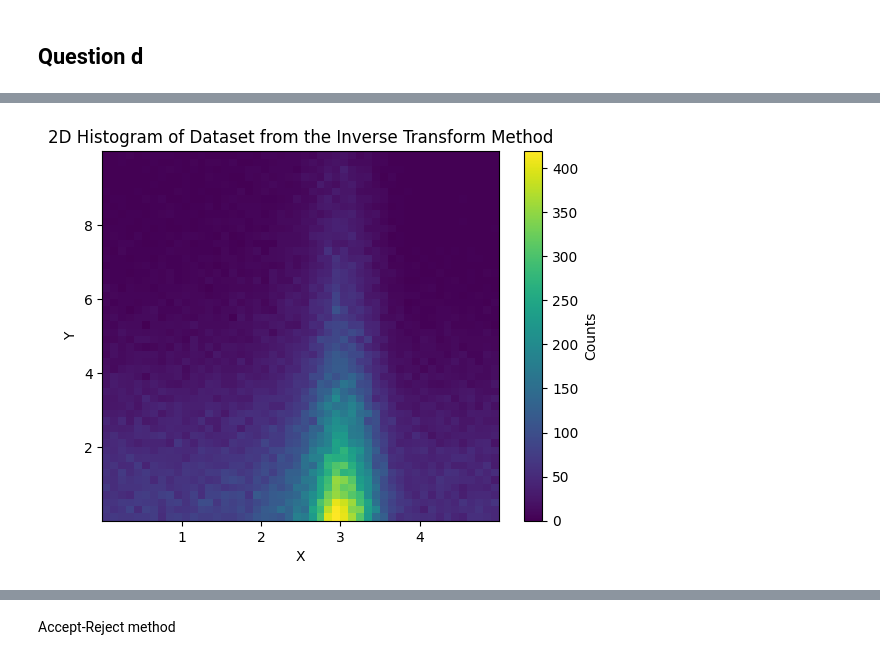
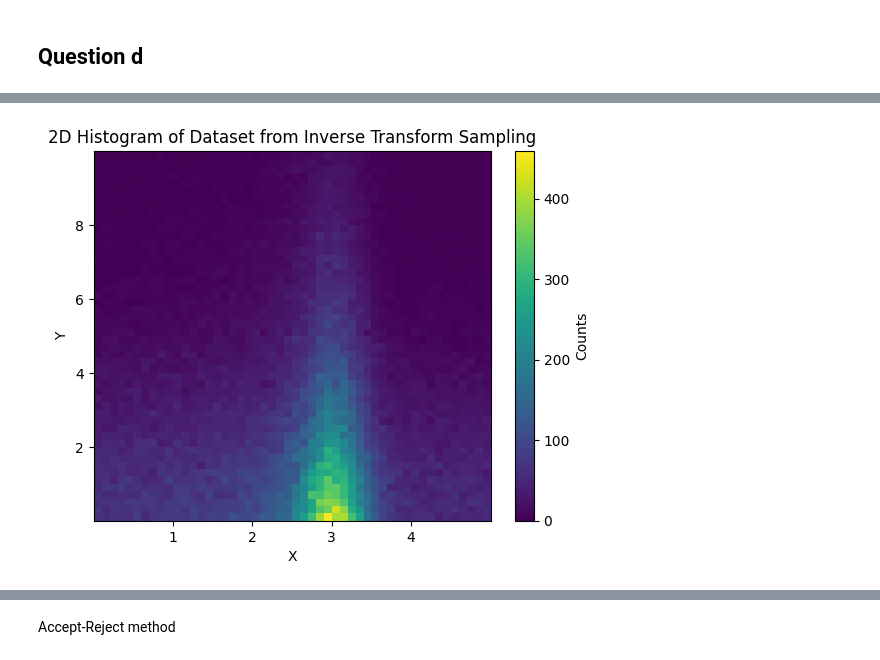
Before and after one commit to john-zhaoyuanzhen/Statistical-Methods-Coursework, a Jupyter notebook: s1.ipynb, the cells around one changed output, grey strips where cells are left out. Drawn from its saved outputs; the diff is of its cells as text; code cells hidden in the pictures.

```diff
--- a/s1.ipynb
+++ b/s1.ipynb
@@ -132,14 +139,15 @@ def inverse_transform_sampling(N, mu=3, sigma=0.3, beta=1, m=1.4, f=0.6, lmda=0.
 # %%
 inverse_transform_sampling_dataset = inverse_transform_sampling(100000)
 
 plt.hist2d(inverse_transform_sampling_dataset[:, 0], inverse_transform_sampling_dataset[:, 1], bins=[50, 50], cmap='viridis')
 plt.colorbar(label='Counts')
 plt.xlabel('X')
 plt.ylabel('Y')
-plt.title('2D Histogram of Dataset from the Inverse Transform Method')
+plt.title('2D Histogram of Dataset from Inverse Transform Sampling')
+plt.savefig('plots/2d_hist_inverse_transform.png')
 plt.show()
 # %% [output]
-[figure, old version]
+[figure, new version]
 # %%
 mi = unbinned_fit(inverse_transform_sampling_dataset, density)
 display(mi)
```
Also changed, not shown: parts of 18 cells of this notebook, 12 other files.
